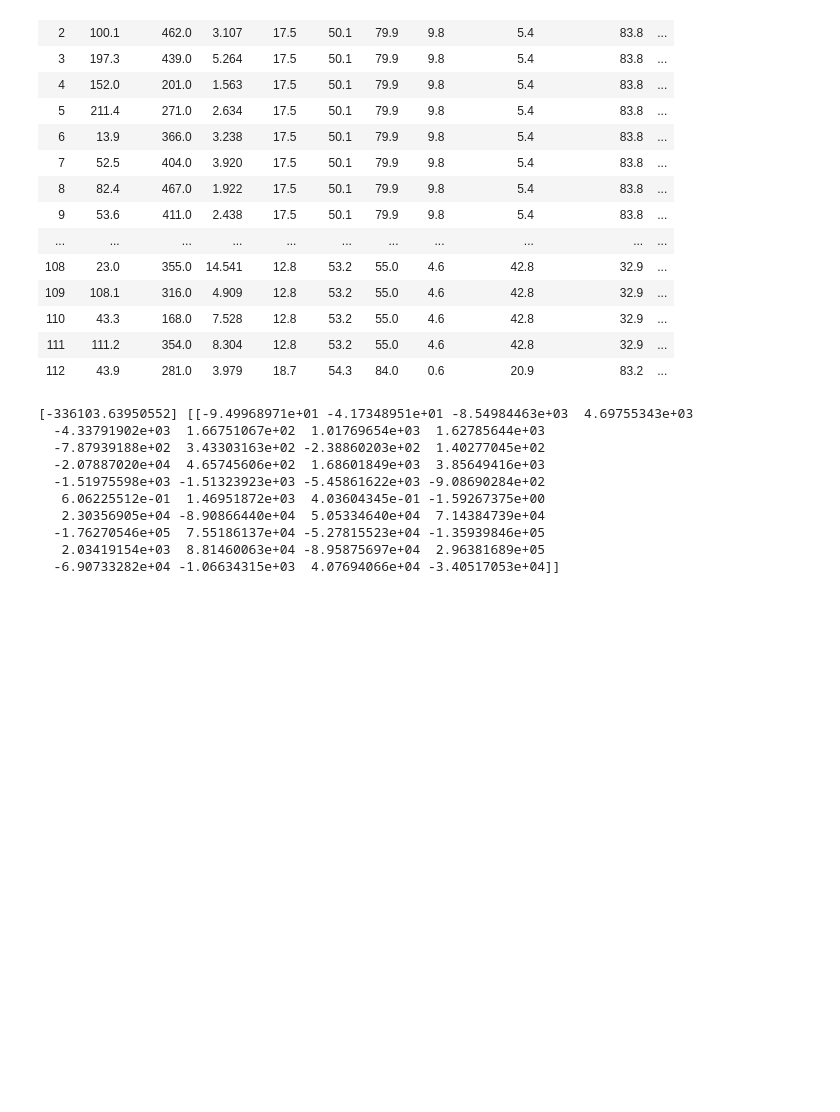
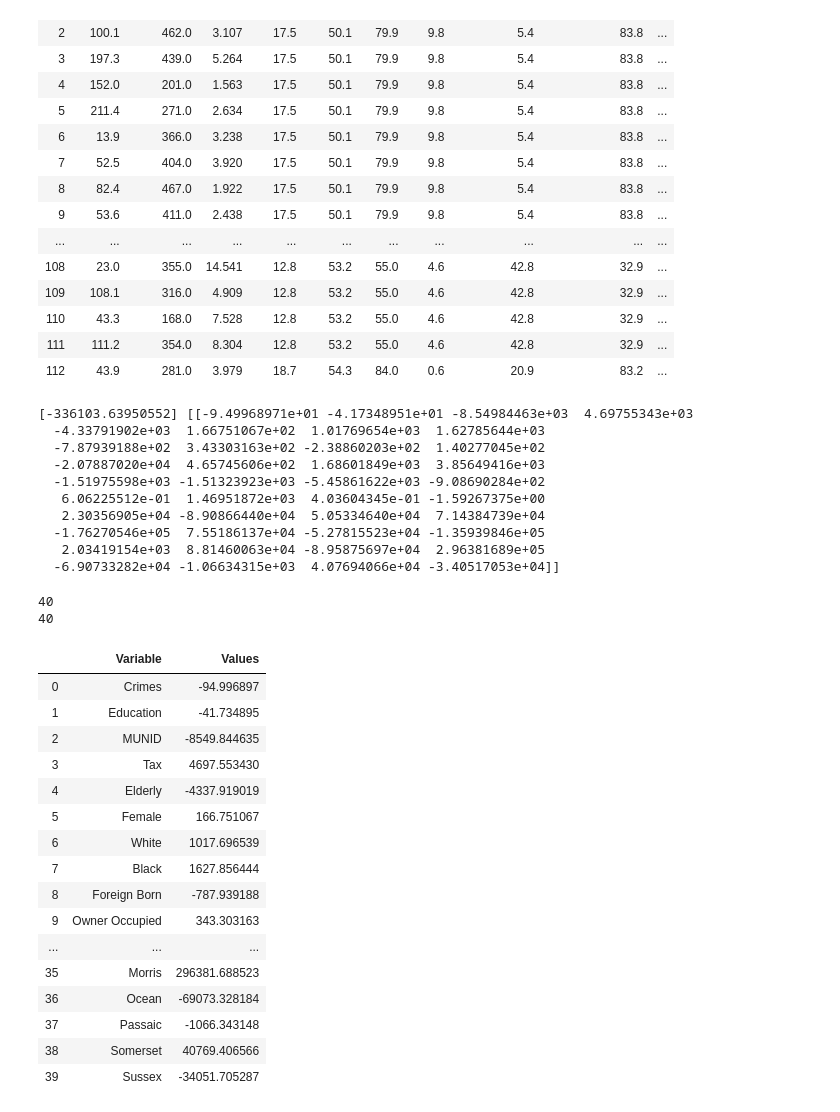
Before and after one commit to Bulinche/Dwelling---Project-3, a Jupyter notebook: Regressionfinal.ipynb, the cells around one changed output. Drawn from its saved outputs; the diff is of its cells as text; code cells hidden in the pictures; blank space fills up the shorter version.

```diff
--- a/Regressionfinal.ipynb
+++ b/Regressionfinal.ipynb
@@ -652,6 +652,7 @@ X
 | 112 | 43.9 | 281.0 | 3.979 | 18.7 | 54.3 | 84.0 | 0.6 | 20.9 | 83.2 | ... |
 # %%
 print(model.intercept_, model.coef_)
+temp = model.coef_
 # %% [output]
 [-336103.63950552] [[-9.49968971e+01 -4.17348951e+01 -8.54984463e+03  4.69755343e+03
   -4.33791902e+03  1.66751067e+02  1.01769654e+03  1.62785644e+03
@@ -663,3 +664,43 @@ print(model.intercept_, model.coef_)
   -1.76270546e+05  7.55186137e+04 -5.27815523e+04 -1.35939846e+05
    2.03419154e+03  8.81460063e+04 -8.95875697e+04  2.96381689e+05
   -6.90733282e+04 -1.06634315e+03  4.07694066e+04 -3.40517053e+04]]
+# %%
+dfvars = X.columns.to_list()
+# %%
+# site = pd.DataFrame({
+#     "Variable" : dfvars,
+#     "Values" : temp[0]
+# })
+
+# si
+dfvars.pop()
+print (len(dfvars))
+print(len(temp[0]))
+# %% [output]
+40
+40
+# %%
+site = pd.DataFrame({
+    "Variable" : dfvars,
+    "Values" : temp[0]
+})
+
+site
+# %% [output]
+|  | Variable | Values |
+| 0 | Crimes | -94.996897 |
+| 1 | Education | -41.734895 |
+| 2 | MUNID | -8549.844635 |
+| 3 | Tax | 4697.553430 |
+| 4 | Elderly | -4337.919019 |
+| 5 | Female | 166.751067 |
+| 6 | White | 1017.696539 |
+| 7 | Black | 1627.856444 |
+| 8 | Foreign Born | -787.939188 |
+| 9 | Owner Occupied | 343.303163 |
+| ... | ... | ... |
+| 35 | Morris | 296381.688523 |
+| 36 | Ocean | -69073.328184 |
+| 37 | Passaic | -1066.343148 |
+| 38 | Somerset | 40769.406566 |
+| 39 | Sussex | -34051.705287 |
```
Also changed, not shown: parts of 2 cells of this notebook, 1 other file.
